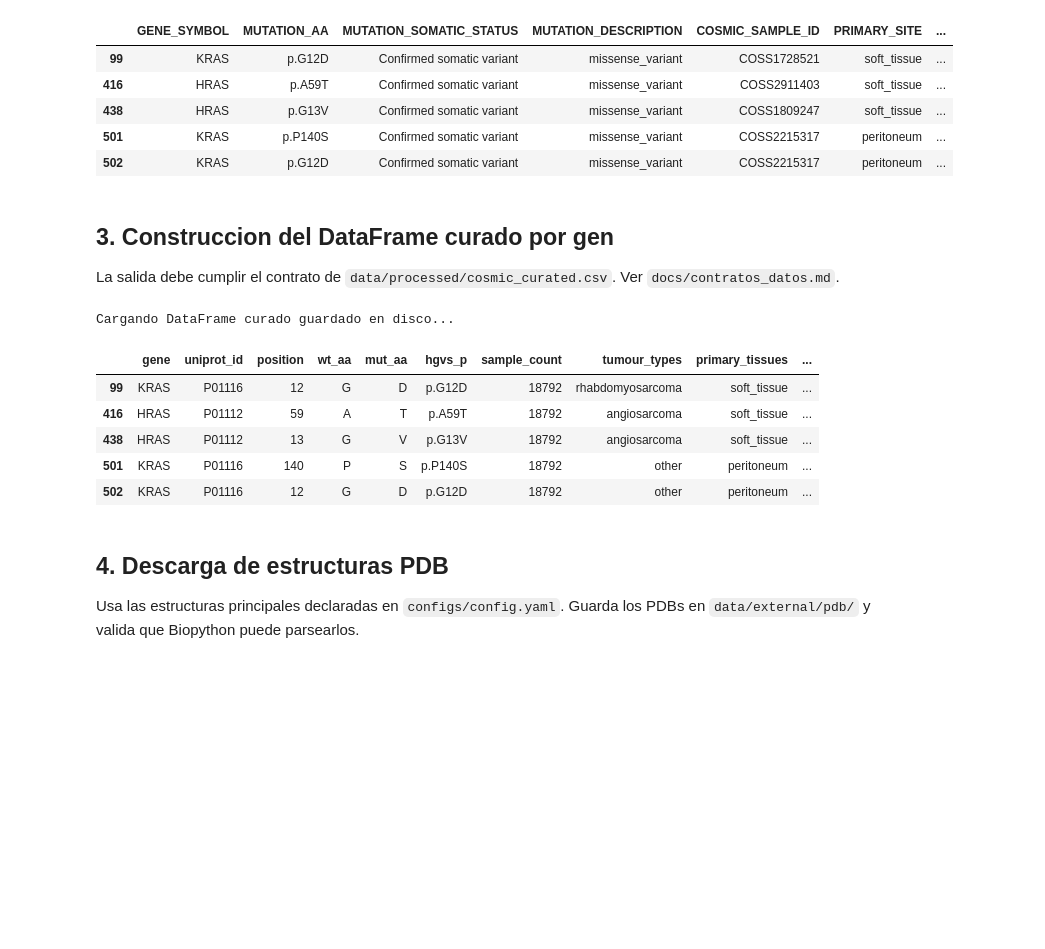
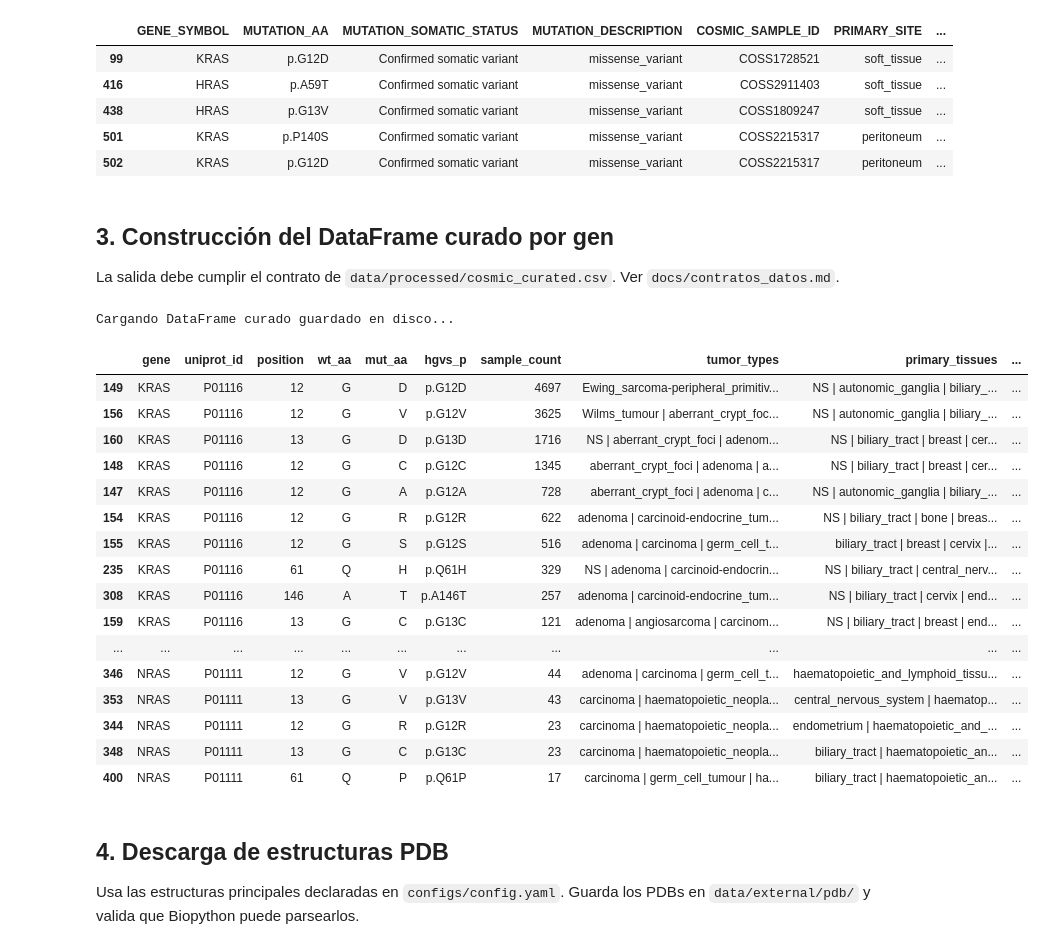
Before and after one commit to racschavez/TFM-MUTACIONES-EN-RAS, a Jupyter notebook: notebooks/01_data_curation.ipynb, the cells around one changed output. Saved outputs shown, nothing was run; the diff lists cells and outputs as text; code cells hidden in the pictures; blank space fills up the shorter version.

Commit message:
Fixed sample_counts function | Fixed MSA figure | Fixed PDB Resolution Values

```diff
--- a/notebooks/01_data_curation.ipynb
+++ b/notebooks/01_data_curation.ipynb
@@ -141,23 +154,38 @@ Cargando DataFrame filtrado guardado en disco...
 | 501 | KRAS | p.P140S | Confirmed somatic variant | missense_variant | COSS2215317 | peritoneum | ... |
 | 502 | KRAS | p.G12D | Confirmed somatic variant | missense_variant | COSS2215317 | peritoneum | ... |
 # %% [markdown]
-## 3. Construccion del DataFrame curado por gen
+## 3. Construcción del DataFrame curado por gen
 
 La salida debe cumplir el contrato de `data/processed/cosmic_curated.csv`. Ver `docs/contratos_datos.md`.
 # %%
+# ============================================================
+# CHUNK 3.1: Construcción del DataFrame curado
+# ============================================================
+
 df_curated_cosmic_data = cosmic_loader.build_curated_dataset(df_filtered_cosmic_data, CFG['cosmic']['version'])
 df_curated_cosmic_data.to_csv(OUT/'cosmic_curated.csv', index=False)
 
 print("Cargando DataFrame curado guardado en disco...")
-display(df_curated_cosmic_data.head())
+display(df_curated_cosmic_data.groupby('gene').head(15))
 # %% [output]
 Cargando DataFrame curado guardado en disco...
-|  | gene | uniprot_id | position | wt_aa | mut_aa | hgvs_p | sample_count | tumour_types | primary_tissues | ... |
-| 99 | KRAS | P01116 | 12 | G | D | p.G12D | 18792 | rhabdomyosarcoma | soft_tissue | ... |
-| 416 | HRAS | P01112 | 59 | A | T | p.A59T | 18792 | angiosarcoma | soft_tissue | ... |
-| 438 | HRAS | P01112 | 13 | G | V | p.G13V | 18792 | angiosarcoma | soft_tissue | ... |
-| 501 | KRAS | P01116 | 140 | P | S | p.P140S | 18792 | other | peritoneum | ... |
-| 502 | KRAS | P01116 | 12 | G | D | p.G12D | 18792 | other | peritoneum | ... |
+|  | gene | uniprot_id | position | wt_aa | mut_aa | hgvs_p | sample_count | tumor_types | primary_tissues | ... |
+| 149 | KRAS | P01116 | 12 | G | D | p.G12D | 4697 | Ewing_sarcoma-peripheral_primitiv... | NS | autonomic_ganglia | biliary_... | ... |
+| 156 | KRAS | P01116 | 12 | G | V | p.G12V | 3625 | Wilms_tumour | aberrant_crypt_foc... | NS | autonomic_ganglia | biliary_... | ... |
+| 160 | KRAS | P01116 | 13 | G | D | p.G13D | 1716 | NS | aberrant_crypt_foci | adenom... | NS | biliary_tract | breast | cer... | ... |
+| 148 | KRAS | P01116 | 12 | G | C | p.G12C | 1345 | aberrant_crypt_foci | adenoma | a... | NS | biliary_tract | breast | cer... | ... |
+| 147 | KRAS | P01116 | 12 | G | A | p.G12A | 728 | aberrant_crypt_foci | adenoma | c... | NS | autonomic_ganglia | biliary_... | ... |
+| 154 | KRAS | P01116 | 12 | G | R | p.G12R | 622 | adenoma | carcinoid-endocrine_tum... | NS | biliary_tract | bone | breas... | ... |
+| 155 | KRAS | P01116 | 12 | G | S | p.G12S | 516 | adenoma | carcinoma | germ_cell_t... | biliary_tract | breast | cervix |... | ... |
+| 235 | KRAS | P01116 | 61 | Q | H | p.Q61H | 329 | NS | adenoma | carcinoid-endocrin... | NS | biliary_tract | central_nerv... | ... |
+| 308 | KRAS | P01116 | 146 | A | T | p.A146T | 257 | adenoma | carcinoid-endocrine_tum... | NS | biliary_tract | cervix | end... | ... |
+| 159 | KRAS | P01116 | 13 | G | C | p.G13C | 121 | adenoma | angiosarcoma | carcinom... | NS | biliary_tract | breast | end... | ... |
+| ... | ... | ... | ... | ... | ... | ... | ... | ... | ... | ... |
+| 346 | NRAS | P01111 | 12 | G | V | p.G12V | 44 | adenoma | carcinoma | germ_cell_t... | haematopoietic_and_lymphoid_tissu... | ... |
+| 353 | NRAS | P01111 | 13 | G | V | p.G13V | 43 | carcinoma | haematopoietic_neopla... | central_nervous_system | haematop... | ... |
+| 344 | NRAS | P01111 | 12 | G | R | p.G12R | 23 | carcinoma | haematopoietic_neopla... | endometrium | haematopoietic_and_... | ... |
+| 348 | NRAS | P01111 | 13 | G | C | p.G13C | 23 | carcinoma | haematopoietic_neopla... | biliary_tract | haematopoietic_an... | ... |
+| 400 | NRAS | P01111 | 61 | Q | P | p.Q61P | 17 | carcinoma | germ_cell_tumour | ha... | biliary_tract | haematopoietic_an... | ... |
 # %% [markdown]
 ## 4. Descarga de estructuras PDB
 
```
Also changed, not shown: parts of 8 cells of this notebook, 16 other files.
